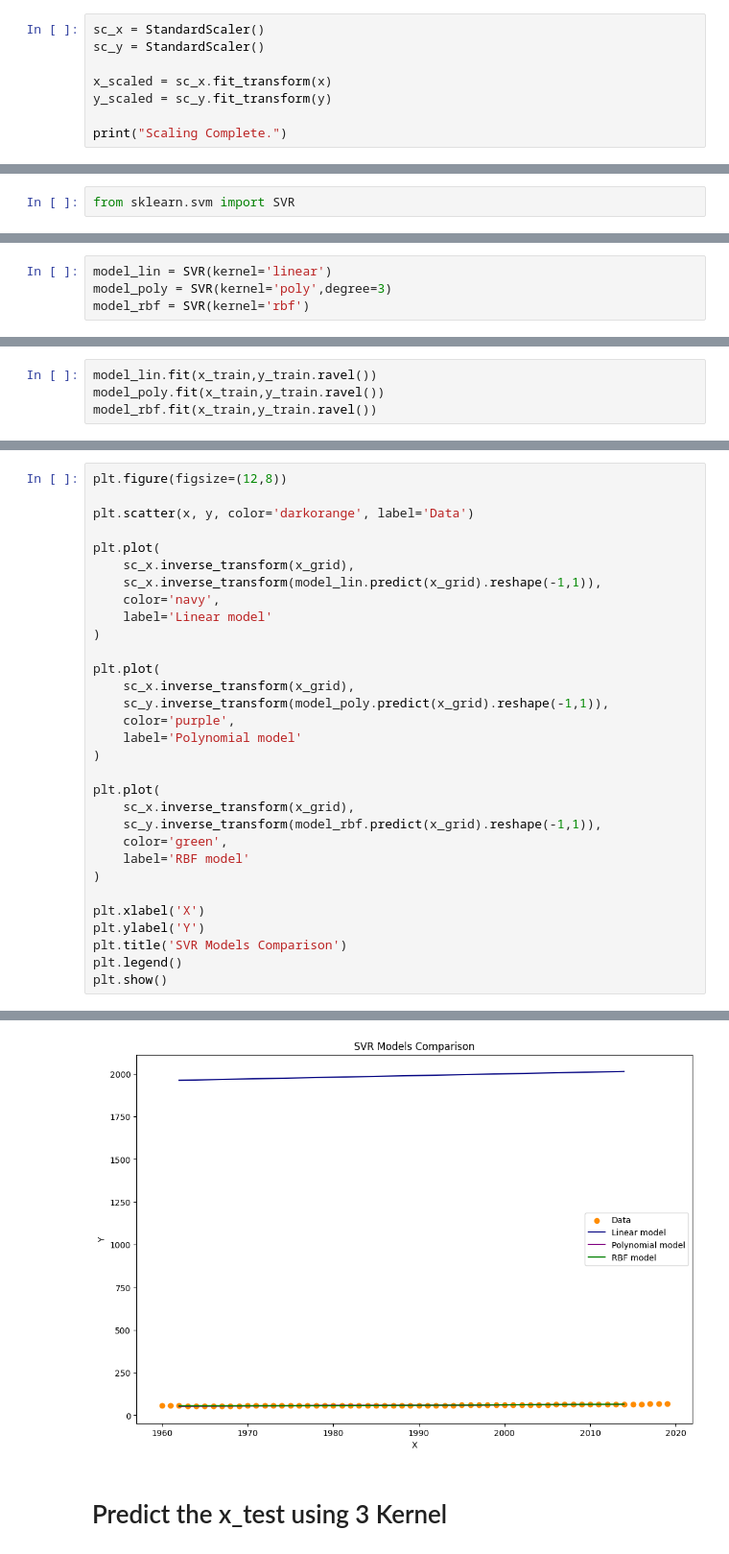
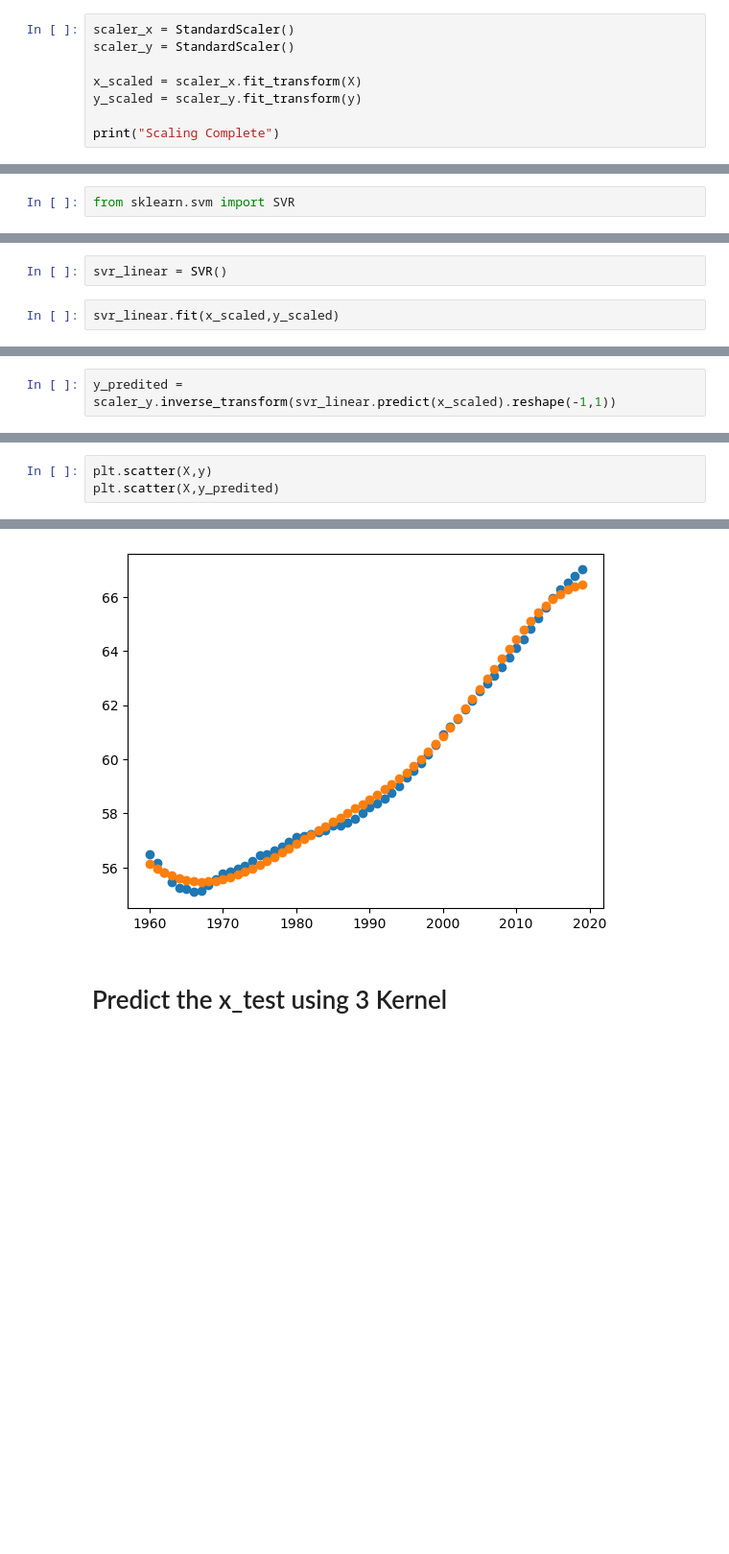
Before and after one commit to mr-baraiya/Machine-Learning-Deep-Learning-hub, a Jupyter notebook: Lab5/Lab5 (DL)_Blank.ipynb, the cells around one changed output, grey strips where cells are left out. Shown at 96% size. Drawn from its saved outputs; the diff is of its cells as text; blank space fills up the shorter version.

```diff
--- a/Lab5/Lab5 (DL)_Blank.ipynb
+++ b/Lab5/Lab5 (DL)_Blank.ipynb
@@ -100,11 +80,11 @@ SVR is highly sensitive to the range of data points. If we don't scale (normaliz
 # %%
 from sklearn.preprocessing import StandardScaler
 # %%
-sc_x = StandardScaler()
-sc_y = StandardScaler()
+scaler_x = StandardScaler()
+scaler_y = StandardScaler()
 
-x_scaled = sc_x.fit_transform(x)
-y_scaled = sc_y.fit_transform(y)
+x_scaled = scaler_x.fit_transform(X)
+y_scaled = scaler_y.fit_transform(y)
 
-print("Scaling Complete.")
+print("Scaling Complete")
 # %% [output]
@@ -162,4 +98,4 @@ plt.show()
+# %%
+svr_linear = SVR()
 # %%
-model_lin = SVR(kernel='linear')
-model_poly = SVR(kernel='poly',degree=3)
-model_rbf = SVR(kernel='rbf')
+svr_linear.fit(x_scaled,y_scaled)
@@ -166,4 +104,2 @@ model_rbf = SVR(kernel='rbf')
 # %%
-model_lin.fit(x_train,y_train.ravel())
-model_poly.fit(x_train,y_train.ravel())
-model_rbf.fit(x_train,y_train.ravel())
+y_predited = scaler_y.inverse_transform(svr_linear.predict(x_scaled).reshape(-1,1))
@@ -172,32 +106,4 @@ SVR()
 # %%
-plt.figure(figsize=(12,8))
-
-plt.scatter(x, y, color='darkorange', label='Data')
-
-plt.plot(
-    sc_x.inverse_transform(x_grid),
-    sc_x.inverse_transform(model_lin.predict(x_grid).reshape(-1,1)),
-    color='navy',
-    label='Linear model'
-)
-
-plt.plot(
-    sc_x.inverse_transform(x_grid),
-    sc_y.inverse_transform(model_poly.predict(x_grid).reshape(-1,1)),
-    color='purple',
-    label='Polynomial model'
-)
-
-plt.plot(
-    sc_x.inverse_transform(x_grid),
-    sc_y.inverse_transform(model_rbf.predict(x_grid).reshape(-1,1)),
-    color='green',
-    label='RBF model'
-)
-
-plt.xlabel('X')
-plt.ylabel('Y')
-plt.title('SVR Models Comparison')
-plt.legend()
-plt.show()
+plt.scatter(X,y)
+plt.scatter(X,y_predited)
 # %% [output]
@@ -204,4 +111,4 @@ plt.show()
-[figure, old version]
+[figure, new version]
 # %% [markdown]
 # Predict the x_test using 3 Kernel
 # %%
```
Also changed, not shown: parts of 25 cells of this notebook, 1 other file.
